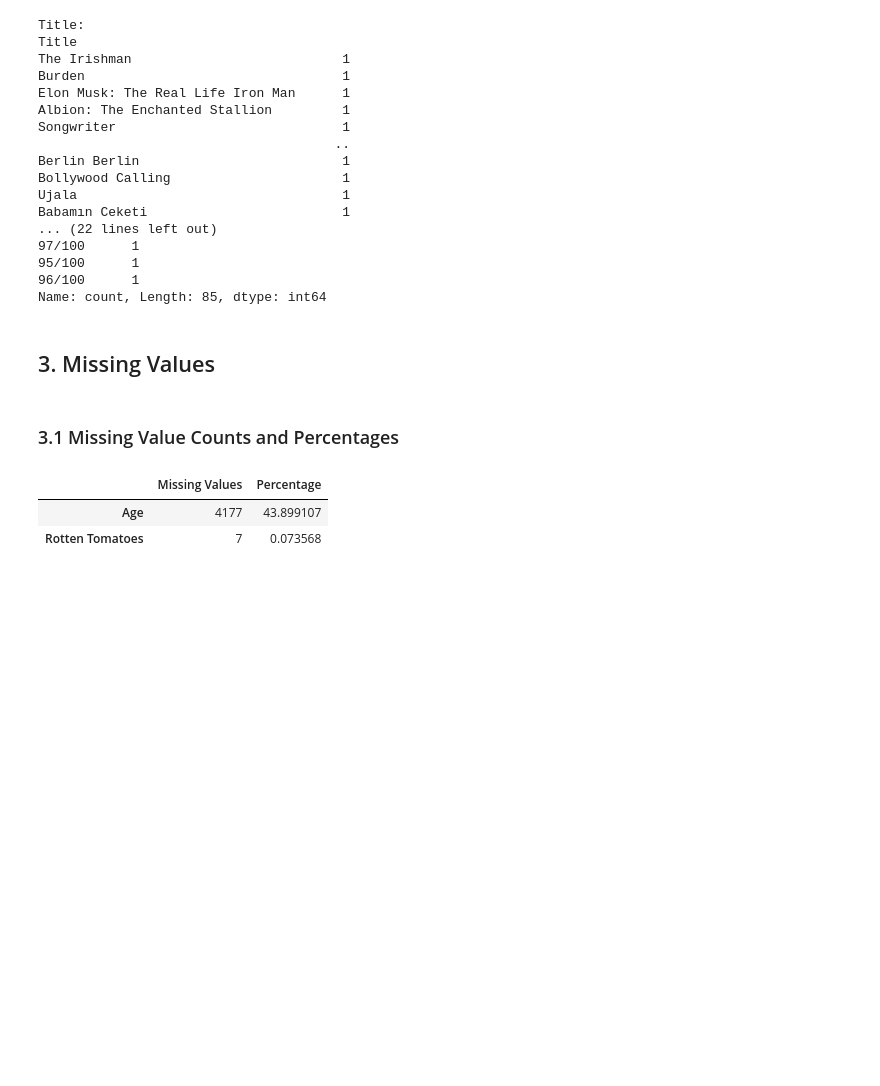
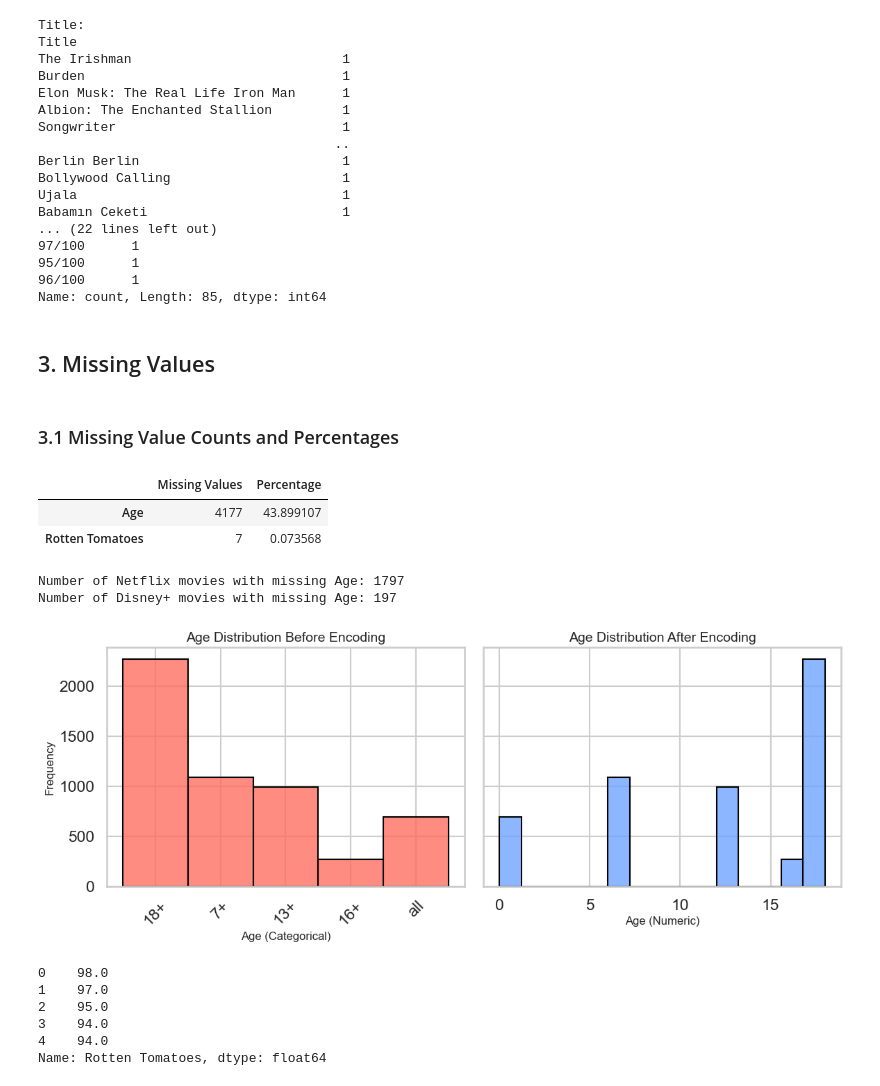
Before and after one commit to mohammadkarbalaee/Movies-on-Netflix-Prime-Video-Hulu-and-Disney, a Jupyter notebook: netflix.ipynb, the cells around one changed output. Drawn from its saved outputs; the diff is of its cells as text; code cells hidden in the pictures; blank space fills up the shorter version.

```diff
--- a/netflix.ipynb
+++ b/netflix.ipynb
@@ -142,3 +145,59 @@ missing_data[missing_data['Missing Values'] > 0]
 |  | Missing Values | Percentage |
 | Age | 4177 | 43.899107 |
 | Rotten Tomatoes | 7 | 0.073568 |
+# %%
+# Filter for Netflix and Disney+ movies with missing 'Age' values
+missing_age_netflix = df[(df['Netflix'] == 1) & (df['Age'].isnull())].shape[0]
+missing_age_disney = df[(df['Disney+'] == 1) & (df['Age'].isnull())].shape[0]
+
+print(f"Number of Netflix movies with missing Age: {missing_age_netflix}")
+print(f"Number of Disney+ movies with missing Age: {missing_age_disney}")
+# %% [output]
+Number of Netflix movies with missing Age: 1797
+Number of Disney+ movies with missing Age: 197
+# %%
+
+
+# Assuming df is already defined
+# Example before encoding
+age_before_encoding = df['Age']
+
+# Function to encode 'Age'
+def encode_age(age):
+    if pd.isnull(age):
+        return None  # Keep NaN as is
+    if age.lower() == 'all':
+        return 0  # Convert 'All' to 0
+    return int(age.replace('+', ''))  # Remove '+' and convert to int
+
+# Apply encoding
+df['Age'] = df['Age'].apply(encode_age)
+age_after_encoding = df['Age']
+
+# Setting Seaborn style for better aesthetics
+sns.set_style("whitegrid")
+
+# Plotting the histograms side by side with improved colors
+fig, axes = plt.subplots(1, 2, figsize=(12, 5), sharey=True)
+
+# Histogram before encoding
+sns.histplot(data=age_before_encoding, kde=False, ax=axes[0], color="#FF6F61", edgecolor="black", alpha=0.8)
+axes[0].set_title('Age Distribution Before Encoding', fontsize=14)
+axes[0].set_xlabel('Age (Categorical)', fontsize=12)
+axes[0].set_ylabel('Frequency', fontsize=12)
+axes[0].tick_params(axis='x', rotation=45)
+
+# Histogram after encoding
+sns.histplot(data=age_after_encoding, kde=False, ax=axes[1], color="#6FA4FF", edgecolor="black", alpha=0.8)
+axes[1].set_title('Age Distribution After Encoding', fontsize=14)
+axes[1].set_xlabel('Age (Numeric)', fontsize=12)
+axes[1].set_ylabel('Frequency', fontsize=12)
+
+# Set the same y-axis limit for both plots for easy comparison
+axes[0].set_ylim(0, max(axes[0].get_ylim()[1], axes[1].get_ylim()[1]))
+
+# Show the plot
+plt.tight_layout()
+plt.show()
+# %% [output]
+[figure, added]
@@ -144,0 +304,23 @@ missing_data[missing_data['Missing Values'] > 0]
+# %%
+def convert_rotten_tomatoes(score):
+    if pd.isnull(score):
+        return None  # Keep NaN for missing values
+    try:
+        # Split the string by '/' and convert to percentage
+        num, denom = map(float, score.split('/'))
+        return (num / denom) * 100
+    except ValueError:
+        return None  # Handle unexpected formats or errors
+
+# Apply the function to the Rotten Tomatoes column
+df['Rotten Tomatoes'] = df['Rotten Tomatoes'].apply(convert_rotten_tomatoes)
+
+# Verify the conversion
+print(df['Rotten Tomatoes'].head())
+# %% [output]
+0    98.0
+1    97.0
+2    95.0
+3    94.0
+4    94.0
+Name: Rotten Tomatoes, dtype: float64
```
Also changed, not shown: parts of 25 cells of this notebook, 15 other files.
